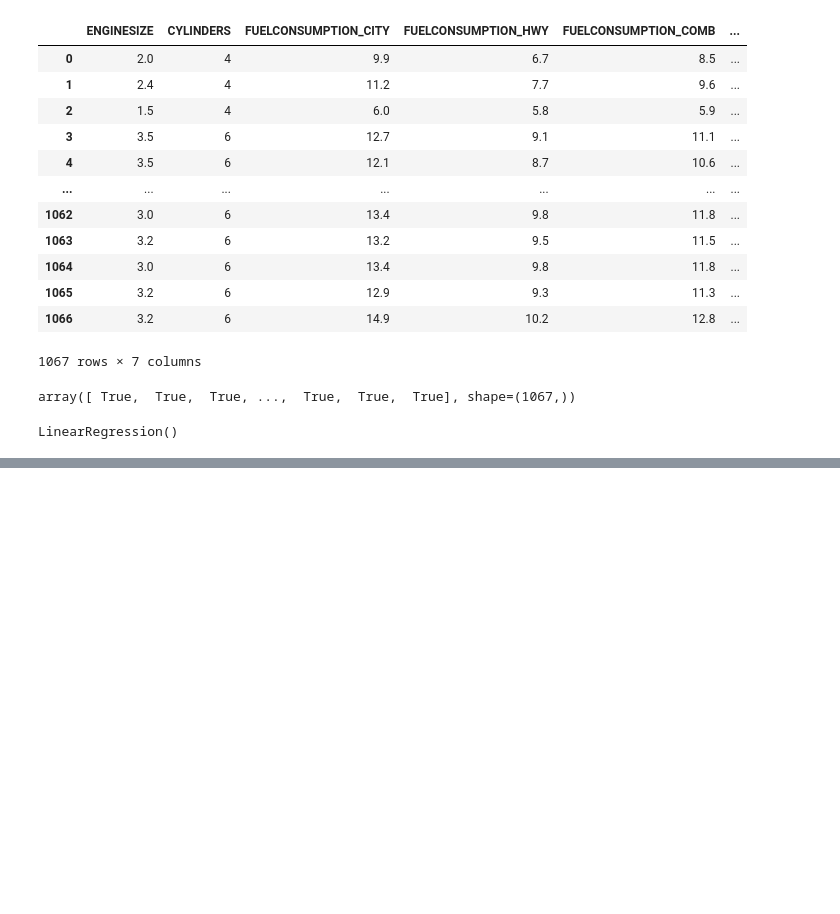
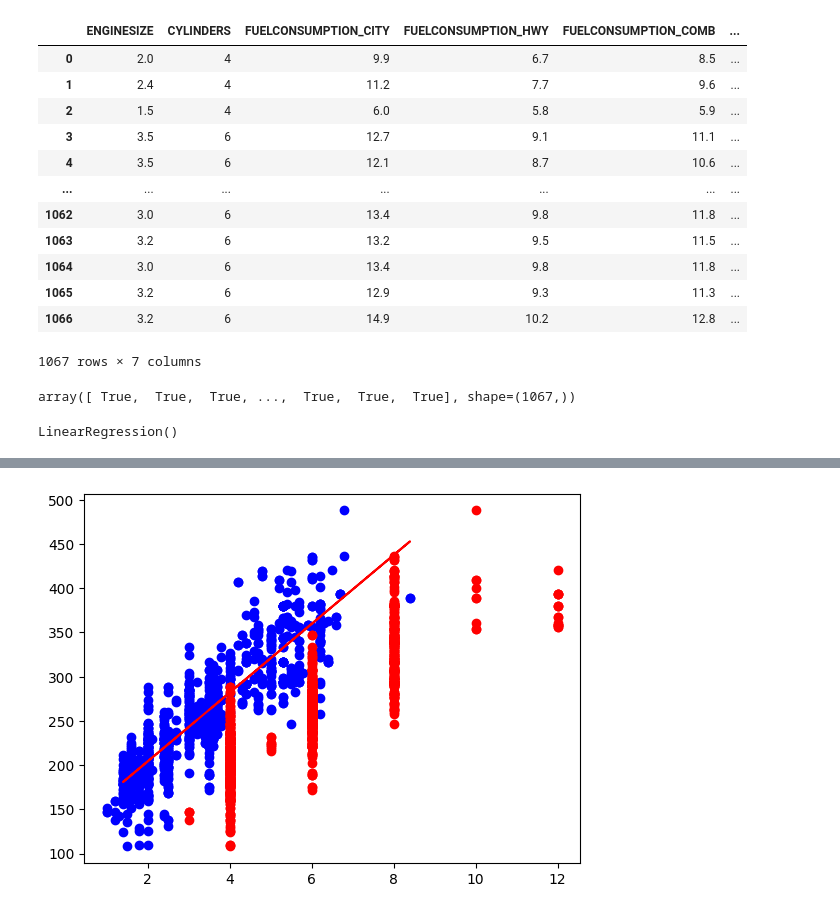
Before and after one commit to mahditaj2000-design/PythonContinue, a Jupyter notebook: multiple_regression.ipynb, the cells around one changed output, grey strips where cells are left out. Saved outputs shown, nothing was run; the diff lists cells and outputs as text; code cells hidden in the pictures; blank space fills up the shorter version.

```diff
--- a/multiple_regression.ipynb
+++ b/multiple_regression.ipynb
@@ -104,0 +106,12 @@ r2(test_y , y_pred)
+# %%
+train_en_x = train[["ENGINESIZE"]]
+test_en_x = test[["ENGINESIZE"]]
+model.fit(train_en_x , train_y)
+y_pred_en = model.predict(test_en_x)
+# %%
+plt.scatter(cdf.ENGINESIZE , cdf.CO2EMISSIONS , color = "blue")
+plt.scatter(cdf.CYLINDERS , cdf.CO2EMISSIONS , color = "red")
+plt.plot(test_en_x , y_pred_en , color = "red")
+plt.show()
+# %% [output]
+[figure, added]
```
Also changed, not shown: parts of 2 cells of this notebook, 2 other files.
